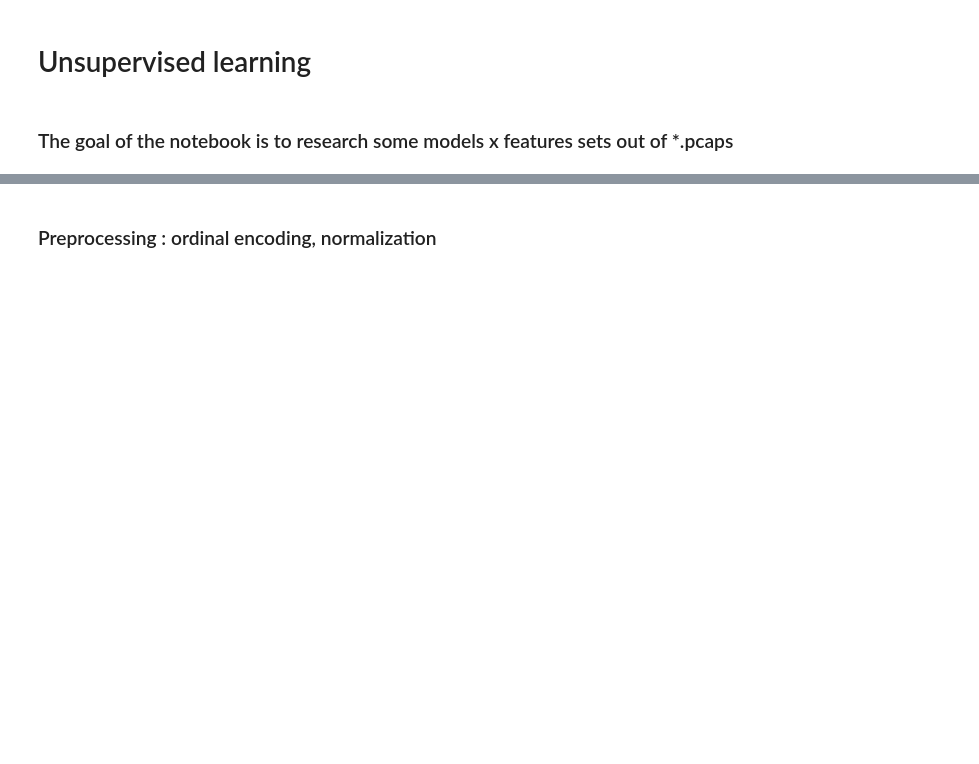
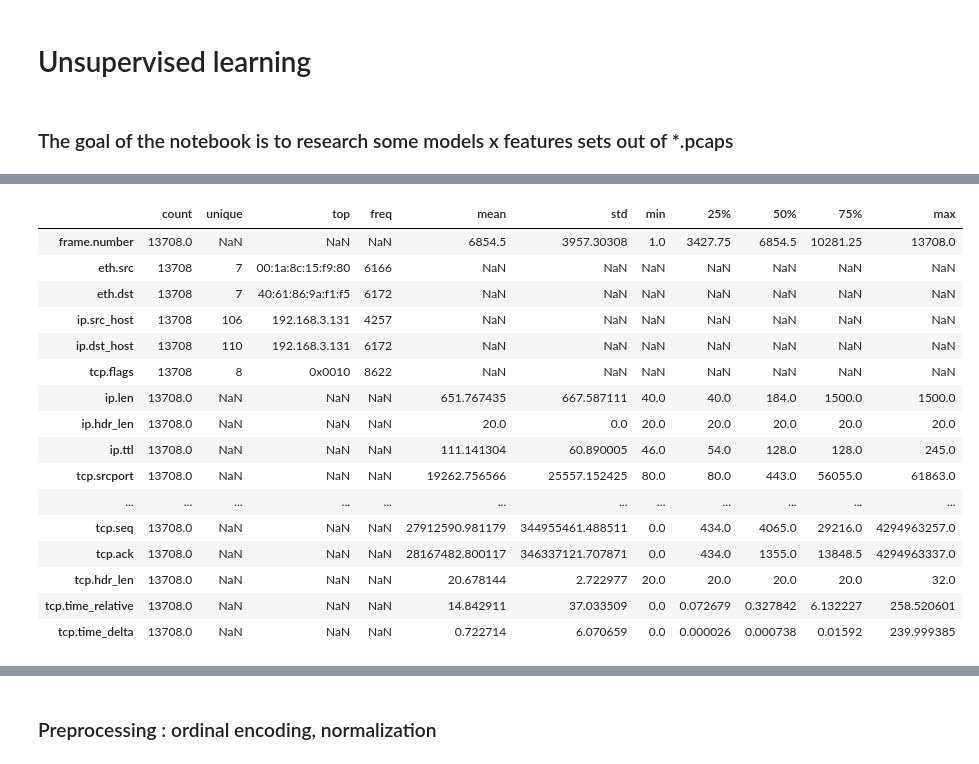
Before and after one commit to BenjaminDeporte/Cyber, a Jupyter notebook: code/unsupervised_learning.ipynb, the cells around one changed output, grey strips where cells are left out. Saved outputs shown, nothing was run; the diff lists cells and outputs as text; code cells hidden in the pictures; blank space fills up the shorter version.

```diff
--- a/code/unsupervised_learning.ipynb
+++ b/code/unsupervised_learning.ipynb
@@ -120,0 +136,20 @@ df_raw
+# %%
+df_raw.describe(include='all').transpose()
+# %% [output]
+|  | count | unique | top | freq | mean | std | min | 25% | 50% | 75% | max |
+| frame.number | 13708.0 | NaN | NaN | NaN | 6854.5 | 3957.30308 | 1.0 | 3427.75 | 6854.5 | 10281.25 | 13708.0 |
+| eth.src | 13708 | 7 | 00:1a:8c:15:f9:80 | 6166 | NaN | NaN | NaN | NaN | NaN | NaN | NaN |
+| eth.dst | 13708 | 7 | 40:61:86:9a:f1:f5 | 6172 | NaN | NaN | NaN | NaN | NaN | NaN | NaN |
+| ip.src_host | 13708 | 106 | 192.168.3.131 | 4257 | NaN | NaN | NaN | NaN | NaN | NaN | NaN |
+| ip.dst_host | 13708 | 110 | 192.168.3.131 | 6172 | NaN | NaN | NaN | NaN | NaN | NaN | NaN |
+| tcp.flags | 13708 | 8 | 0x0010 | 8622 | NaN | NaN | NaN | NaN | NaN | NaN | NaN |
+| ip.len | 13708.0 | NaN | NaN | NaN | 651.767435 | 667.587111 | 40.0 | 40.0 | 184.0 | 1500.0 | 1500.0 |
+| ip.hdr_len | 13708.0 | NaN | NaN | NaN | 20.0 | 0.0 | 20.0 | 20.0 | 20.0 | 20.0 | 20.0 |
+| ip.ttl | 13708.0 | NaN | NaN | NaN | 111.141304 | 60.890005 | 46.0 | 54.0 | 128.0 | 128.0 | 245.0 |
+| tcp.srcport | 13708.0 | NaN | NaN | NaN | 19262.756566 | 25557.152425 | 80.0 | 80.0 | 443.0 | 56055.0 | 61863.0 |
+| ... | ... | ... | ... | ... | ... | ... | ... | ... | ... | ... | ... |
+| tcp.seq | 13708.0 | NaN | NaN | NaN | 27912590.981179 | 344955461.488511 | 0.0 | 434.0 | 4065.0 | 29216.0 | 4294963257.0 |
+| tcp.ack | 13708.0 | NaN | NaN | NaN | 28167482.800117 | 346337121.707871 | 0.0 | 434.0 | 1355.0 | 13848.5 | 4294963337.0 |
+| tcp.hdr_len | 13708.0 | NaN | NaN | NaN | 20.678144 | 2.722977 | 20.0 | 20.0 | 20.0 | 20.0 | 32.0 |
+| tcp.time_relative | 13708.0 | NaN | NaN | NaN | 14.842911 | 37.033509 | 0.0 | 0.072679 | 0.327842 | 6.132227 | 258.520601 |
+| tcp.time_delta | 13708.0 | NaN | NaN | NaN | 0.722714 | 6.070659 | 0.0 | 0.000026 | 0.000738 | 0.01592 | 239.999385 |
```
Also changed, not shown: parts of 36 cells of this notebook, 2 other files.
